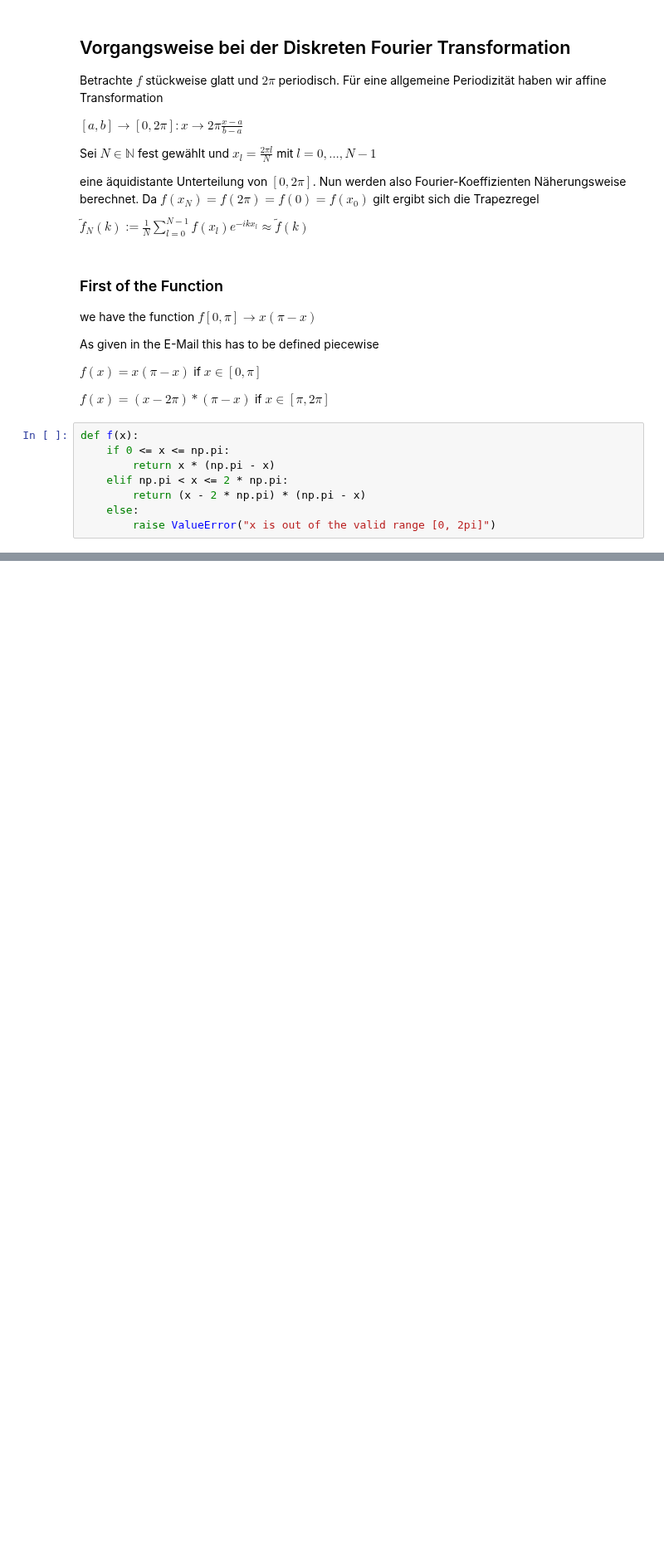
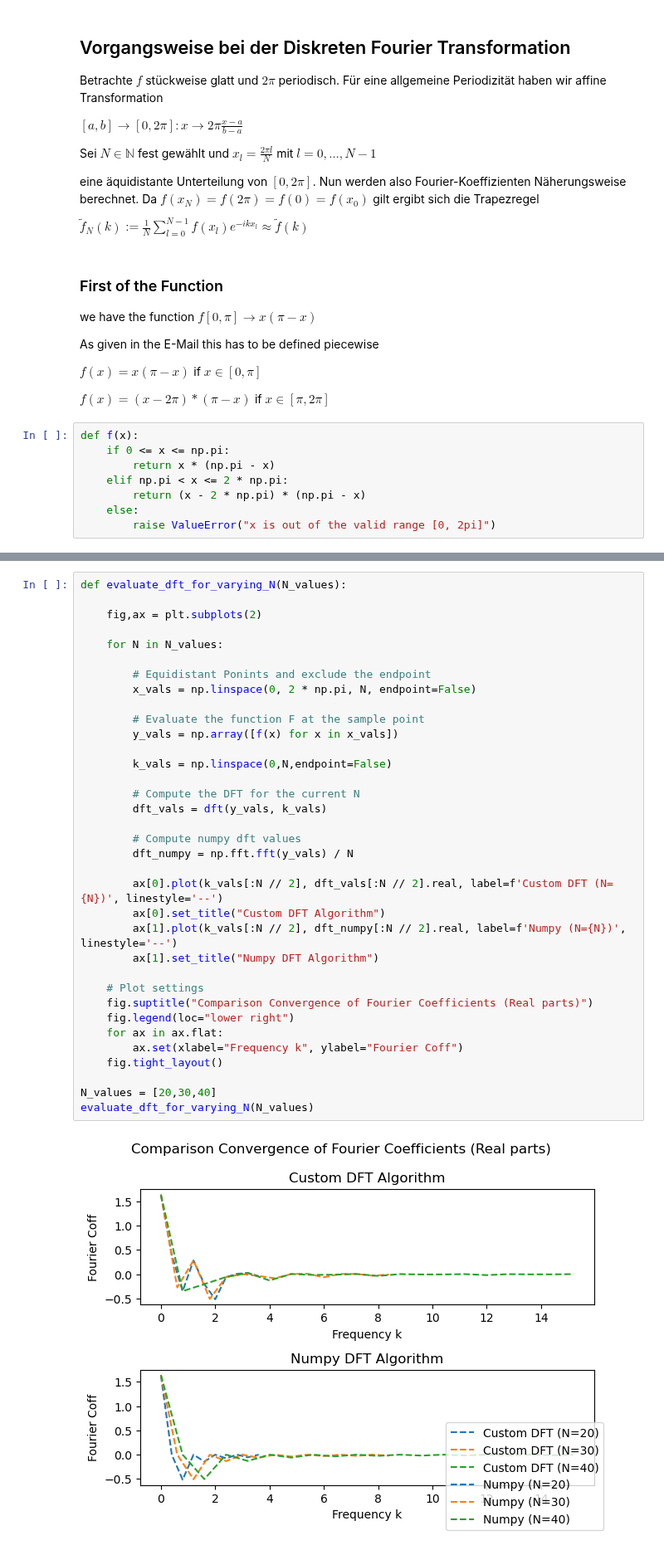
Before and after one commit to LukasMeinschad/Studium, a Jupyter notebook: Mathe/Numerik/Proseminar Numerik/Übungsblätter/Blatt 10/meinschad_blatt10.ipynb, the cells around one changed output, grey strips where cells are left out. Shown at 83% size. Drawn from its saved outputs; the diff is of its cells as text; blank space fills up the shorter version.

```diff
--- a/Mathe/Numerik/Proseminar Numerik/Übungsblätter/Blatt 10/meinschad_blatt10.ipynb
+++ b/Mathe/Numerik/Proseminar Numerik/Übungsblätter/Blatt 10/meinschad_blatt10.ipynb
@@ -343,0 +313,37 @@ The first plot here basically shows the convergence of the DFT With varying k as
+# %%
+def evaluate_dft_for_varying_N(N_values):
+
+    fig,ax = plt.subplots(2)
+
+    for N in N_values:
+
+        # Equidistant Ponints and exclude the endpoint
+        x_vals = np.linspace(0, 2 * np.pi, N, endpoint=False)
+
+        # Evaluate the function F at the sample point
+        y_vals = np.array([f(x) for x in x_vals])
+
+        k_vals = np.linspace(0,N,endpoint=False)
+
+        # Compute the DFT for the current N
+        dft_vals = dft(y_vals, k_vals)
+
+        # Compute numpy dft values
+        dft_numpy = np.fft.fft(y_vals) / N
+
+        ax[0].plot(k_vals[:N // 2], dft_vals[:N // 2].real, label=f'Custom DFT (N={N})', linestyle='--')
+        ax[0].set_title("Custom DFT Algorithm")
+        ax[1].plot(k_vals[:N // 2], dft_numpy[:N // 2].real, label=f'Numpy (N={N})', linestyle='--')
+        ax[1].set_title("Numpy DFT Algorithm")
+
+    # Plot settings
+    fig.suptitle("Comparison Convergence of Fourier Coefficients (Real parts)")
+    fig.legend(loc="lower right")
+    for ax in ax.flat:
+        ax.set(xlabel="Frequency k", ylabel="Fourier Coff")
+    fig.tight_layout()
+
+N_values = [20,30,40]
+evaluate_dft_for_varying_N(N_values)
+# %% [output]
+[figure, added]
```
Also changed, not shown: parts of 19 cells of this notebook, 5 other files.
